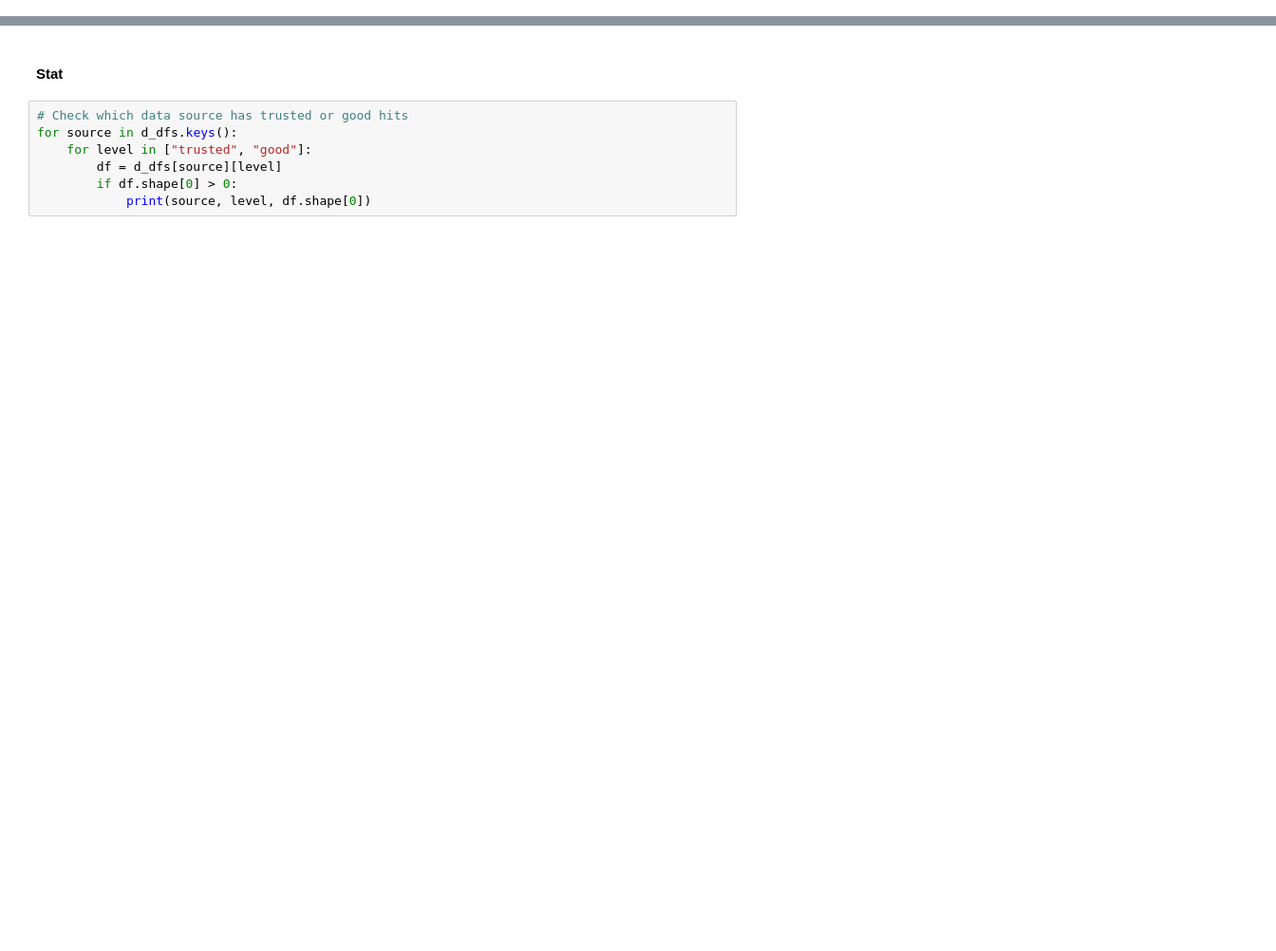
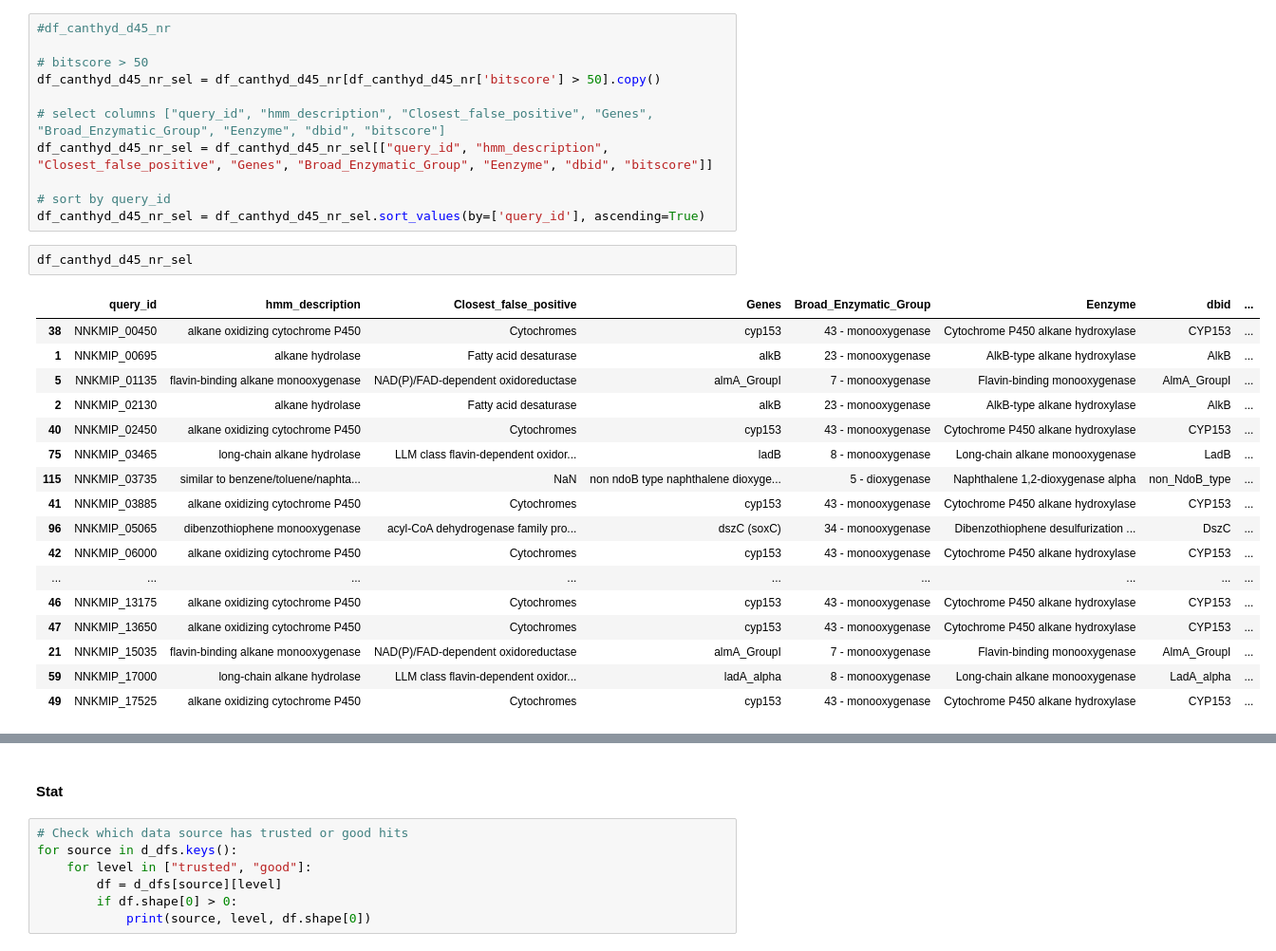
Before and after one commit to rujinlong/p0062-vHyDeg, a Jupyter notebook: script/canthyd.ipynb, the cells around one changed output, grey strips where cells are left out. Shown at 95% size. Cells and saved outputs as stored; diff of their text form; blank space fills up the shorter version.

```diff
--- a/script/canthyd.ipynb
+++ b/script/canthyd.ipynb
@@ -28,0 +68,31 @@ def extract_canthyd_hits(fin_canthyd_rst, df_canthyd_cutoffs):
+# %%
+#df_canthyd_d45_nr
+
+# bitscore > 50
+df_canthyd_d45_nr_sel = df_canthyd_d45_nr[df_canthyd_d45_nr['bitscore'] > 50].copy()
+
+# select columns ["query_id", "hmm_description", "Closest_false_positive", "Genes", "Broad_Enzymatic_Group", "Eenzyme", "dbid", "bitscore"]
+df_canthyd_d45_nr_sel = df_canthyd_d45_nr_sel[["query_id", "hmm_description", "Closest_false_positive", "Genes", "Broad_Enzymatic_Group", "Eenzyme", "dbid", "bitscore"]]
+
+# sort by query_id
+df_canthyd_d45_nr_sel = df_canthyd_d45_nr_sel.sort_values(by=['query_id'], ascending=True)
+# %%
+df_canthyd_d45_nr_sel
+# %% [output]
+|  | query_id | hmm_description | Closest_false_positive | Genes | Broad_Enzymatic_Group | Eenzyme | dbid | ... |
+| 38 | NNKMIP_00450 | alkane oxidizing cytochrome P450 | Cytochromes | cyp153 | 43 - monooxygenase | Cytochrome P450 alkane hydroxylase | CYP153 | ... |
+| 1 | NNKMIP_00695 | alkane hydrolase | Fatty acid desaturase | alkB | 23 - monooxygenase | AlkB-type alkane hydroxylase | AlkB | ... |
+| 5 | NNKMIP_01135 | flavin-binding alkane monooxygenase | NAD(P)/FAD-dependent oxidoreductase | almA_GroupI | 7 - monooxygenase | Flavin-binding monooxygenase | AlmA_GroupI | ... |
+| 2 | NNKMIP_02130 | alkane hydrolase | Fatty acid desaturase | alkB | 23 - monooxygenase | AlkB-type alkane hydroxylase | AlkB | ... |
+| 40 | NNKMIP_02450 | alkane oxidizing cytochrome P450 | Cytochromes | cyp153 | 43 - monooxygenase | Cytochrome P450 alkane hydroxylase | CYP153 | ... |
+| 75 | NNKMIP_03465 | long-chain alkane hydrolase | LLM class flavin-dependent oxidor... | ladB | 8 - monooxygenase | Long-chain alkane monooxygenase | LadB | ... |
+| 115 | NNKMIP_03735 | similar to benzene/toluene/naphta... | NaN | non ndoB type naphthalene dioxyge... | 5 - dioxygenase | Naphthalene 1,2-dioxygenase alpha | non_NdoB_type | ... |
+| 41 | NNKMIP_03885 | alkane oxidizing cytochrome P450 | Cytochromes | cyp153 | 43 - monooxygenase | Cytochrome P450 alkane hydroxylase | CYP153 | ... |
+| 96 | NNKMIP_05065 | dibenzothiophene monooxygenase | acyl-CoA dehydrogenase family pro... | dszC (soxC) | 34 - monooxygenase | Dibenzothiophene desulfurization ... | DszC | ... |
+| 42 | NNKMIP_06000 | alkane oxidizing cytochrome P450 | Cytochromes | cyp153 | 43 - monooxygenase | Cytochrome P450 alkane hydroxylase | CYP153 | ... |
+| ... | ... | ... | ... | ... | ... | ... | ... | ... |
+| 46 | NNKMIP_13175 | alkane oxidizing cytochrome P450 | Cytochromes | cyp153 | 43 - monooxygenase | Cytochrome P450 alkane hydroxylase | CYP153 | ... |
+| 47 | NNKMIP_13650 | alkane oxidizing cytochrome P450 | Cytochromes | cyp153 | 43 - monooxygenase | Cytochrome P450 alkane hydroxylase | CYP153 | ... |
+| 21 | NNKMIP_15035 | flavin-binding alkane monooxygenase | NAD(P)/FAD-dependent oxidoreductase | almA_GroupI | 7 - monooxygenase | Flavin-binding monooxygenase | AlmA_GroupI | ... |
+| 59 | NNKMIP_17000 | long-chain alkane hydrolase | LLM class flavin-dependent oxidor... | ladA_alpha | 8 - monooxygenase | Long-chain alkane monooxygenase | LadA_alpha | ... |
+| 49 | NNKMIP_17525 | alkane oxidizing cytochrome P450 | Cytochromes | cyp153 | 43 - monooxygenase | Cytochrome P450 alkane hydroxylase | CYP153 | ... |
```
Also changed, not shown: parts of 22 cells of this notebook, 6 other files.
